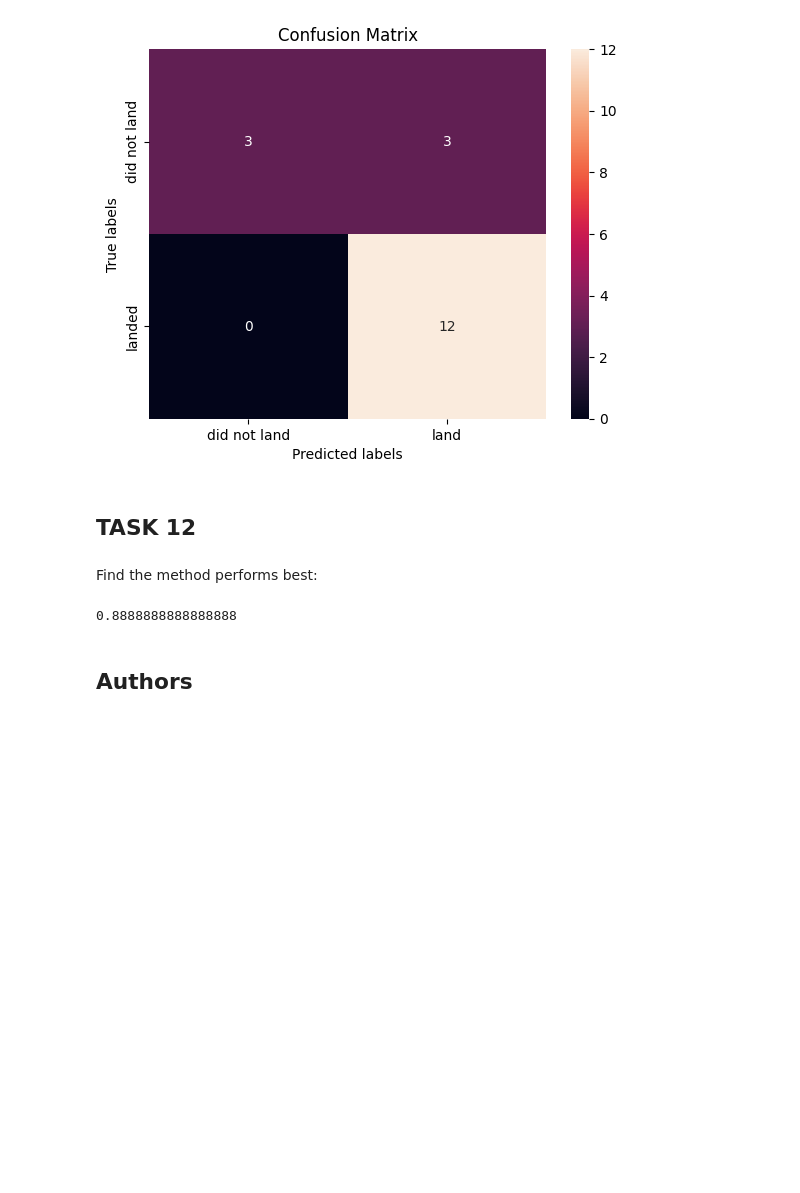
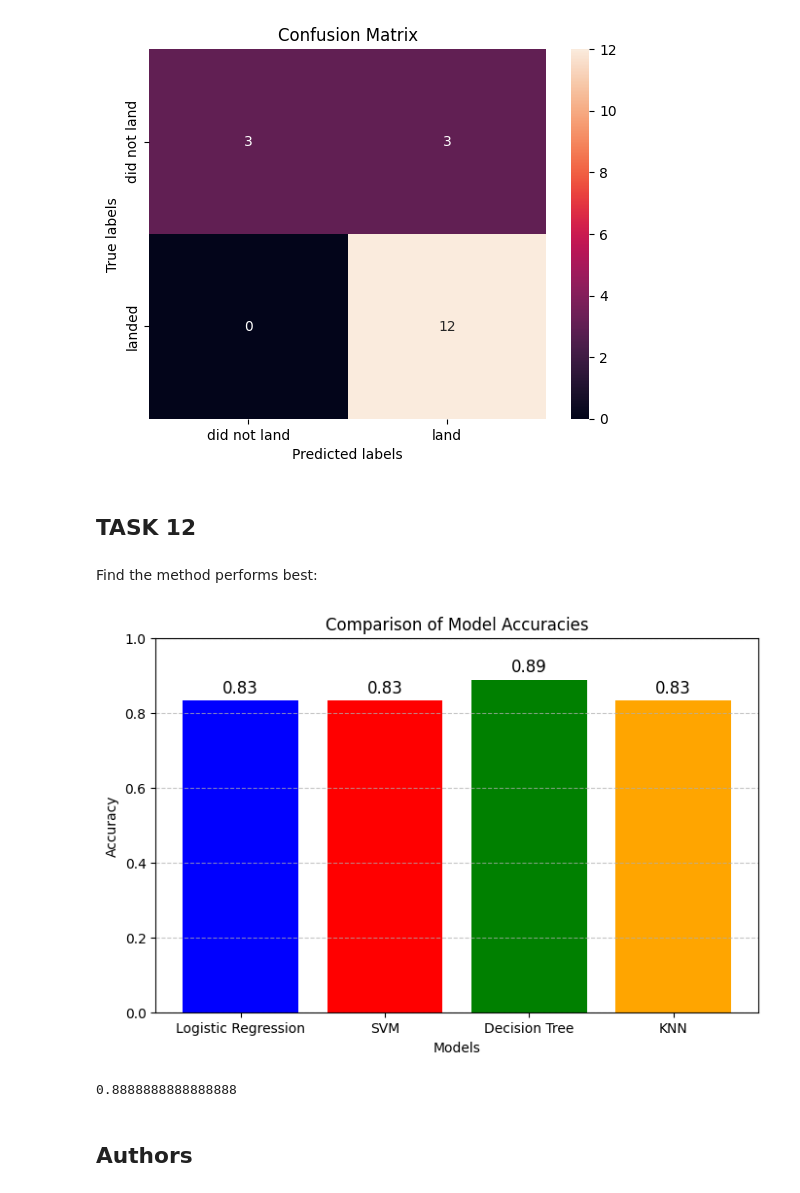
Before and after one commit to Yashasvidasi/DataAnalysisCapstone, a Jupyter notebook: SpaceX_Machine Learning Prediction_Part_5.ipynb, the cells around one changed output. Cells and saved outputs as stored; diff of their text form; code cells hidden in the pictures; blank space fills up the shorter version.

```diff
--- a/SpaceX_Machine Learning Prediction_Part_5.ipynb
+++ b/SpaceX_Machine Learning Prediction_Part_5.ipynb
@@ -200,3 +200,12 @@ yhat = tree_cv.predict(X_test)
 plot_confusion_matrix(Y_test,yhat)
 # %% [output]
 [figure]
+# %%
+from sklearn.metrics import silhouette_score, f1_score
+X_test = X_test.reshape(-1, 1) if X_test.ndim == 1 else X_test
+
+sil_score = silhouette_score(X_test, yhat)
+f_score = f1_score(Y_test, yhat, average='weighted')
+
+print("Silhouette Score:", sil_score)
+print("F1 Score:", f_score)
@@ -245,6 +264,25 @@ plot_confusion_matrix(Y_test,yhat)
 ## TASK  12
 # %% [markdown]
 Find the method performs best:
+# %%
+models = ['Logistic Regression', 'SVM', 'Decision Tree', 'KNN']
+accuracies = [accuracy_lr, accuracy_svm, accuracy_tree, accuracy_knn]
+
+# Plot bar graph
+plt.figure(figsize=(8, 5))
+plt.bar(models, accuracies, color=['blue', 'red', 'green', 'orange'])
+plt.xlabel("Models")
+plt.ylabel("Accuracy")
+plt.title("Comparison of Model Accuracies")
+plt.ylim(0, 1)
+plt.grid(axis='y', linestyle='--', alpha=0.7)
+
+for i, acc in enumerate(accuracies):
+    plt.text(i, acc + 0.02, f"{acc:.2f}", ha='center', fontsize=12)
+
+plt.show()
+# %% [output]
+[figure, added]
 # %%
 print(max(accuracy_lr, accuracy_svm, accuracy_tree, accuracy_knn))
 # %% [output]
```
Also changed, not shown: parts of 2 cells of this notebook, 13 other files.
